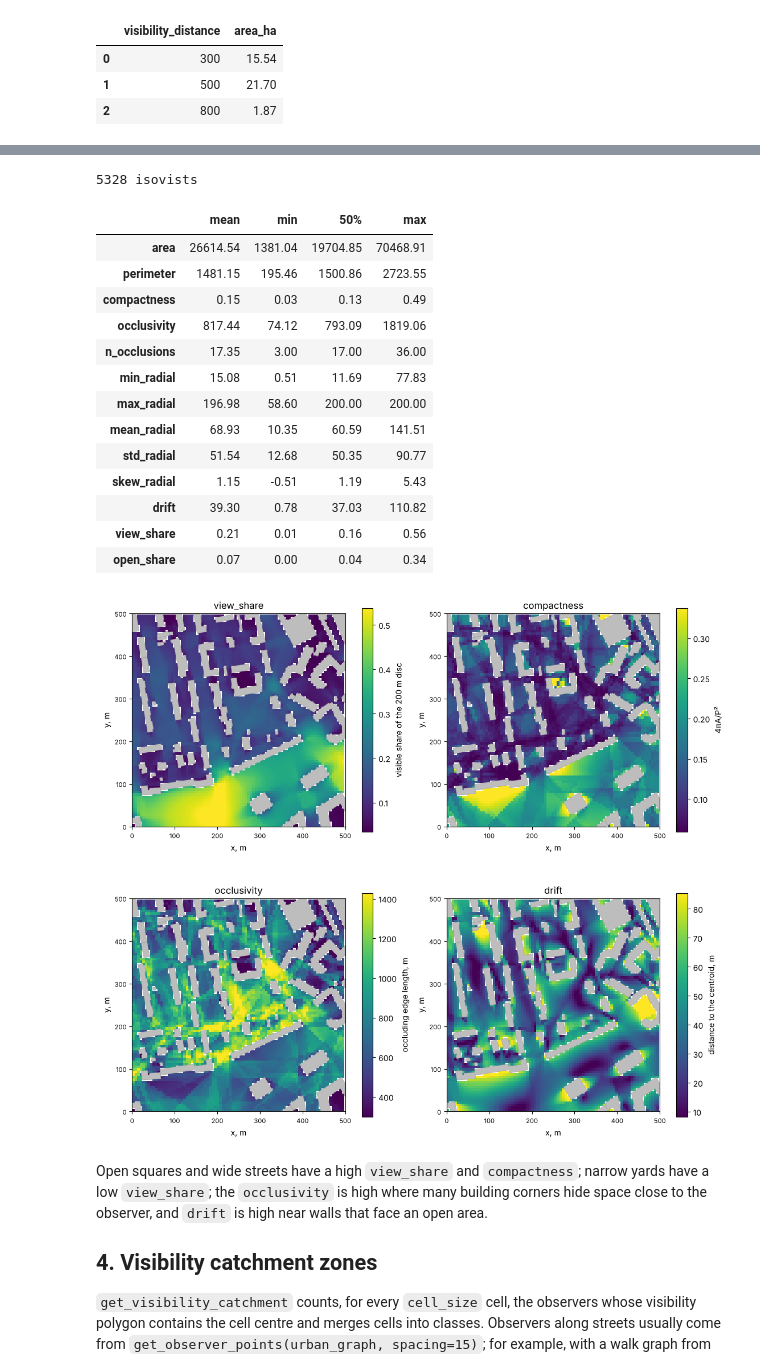
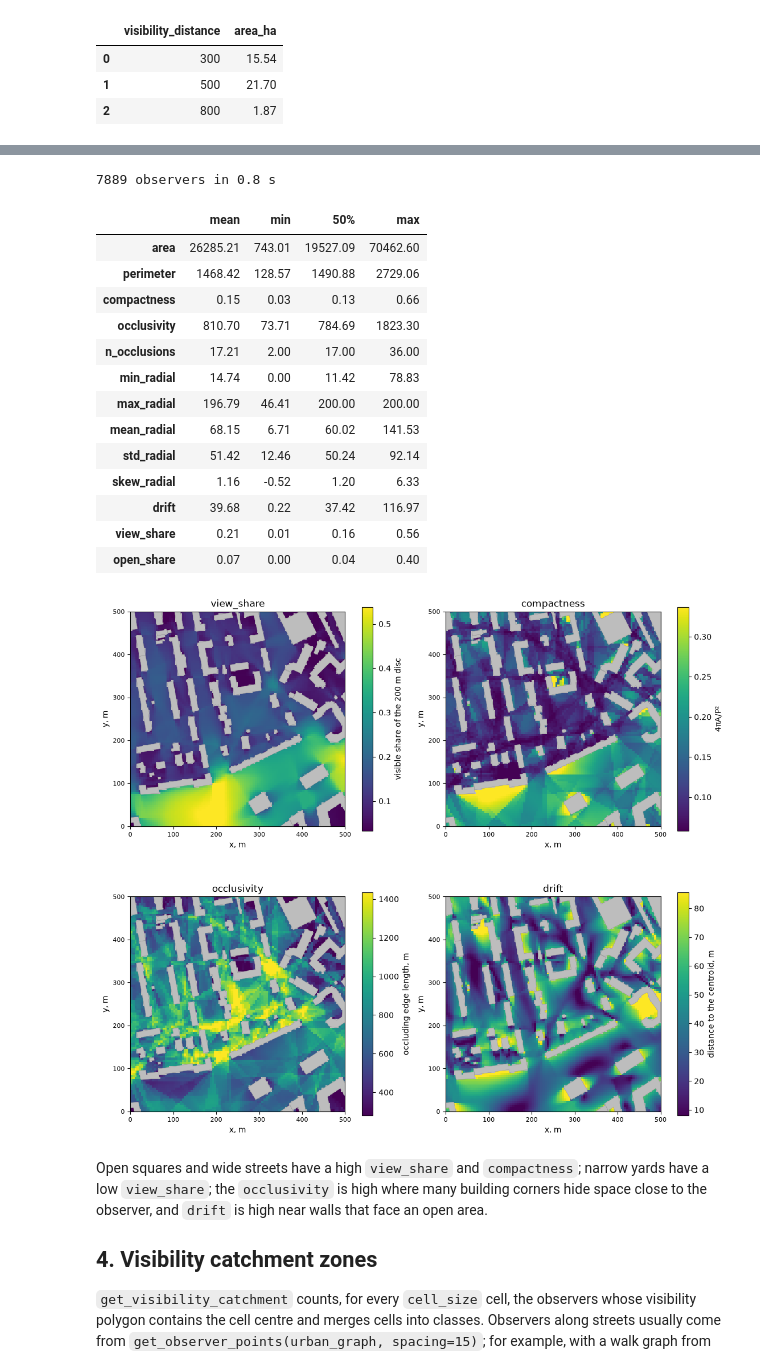
Before and after one commit to IDUclub/ObjectNat, a Jupyter notebook: docs/methods/examples/visibility.ipynb, the cells around one changed output, grey strips where cells are left out. Drawn from its saved outputs; the diff is of its cells as text; code cells hidden in the pictures.

```diff
--- a/docs/methods/examples/visibility.ipynb
+++ b/docs/methods/examples/visibility.ipynb
@@ -87,62 +92,51 @@ are placed every 6 m on the open ground of a 500 × 500 m square.
 # %%
-import numpy as np
+import time
+
+from objectnat import get_isovist_grid, rasterize
 
 centre = (346050, 6647450)
 square = shapely.box(centre[0] - 250, centre[1] - 250, centre[0] + 250, centre[1] + 250)
 scene = obstacles[obstacles.intersects(square.buffer(200))]
-xx, yy = np.meshgrid(np.arange(square.bounds[0] + 3, square.bounds[2], 6), np.arange(square.bounds[1] + 3, square.bounds[3], 6))
-grid = shapely.points(xx.ravel(), yy.ravel())
-grid = grid[~shapely.intersects(shapely.union_all(scene.geometry.values).buffer(0.5), grid)]
-observers = gpd.GeoDataFrame(geometry=grid, crs=obstacles.crs)
 
-isovists = get_visibility(observers, scene, view_distance=200, isovist_metrics=True)
-print(len(isovists), "isovists")
-isovists.drop(columns="geometry").describe().T[["mean", "min", "50%", "max"]].round(2)
+start = time.perf_counter()
+field = get_isovist_grid(obstacles, square, view_distance=200, cell_size=5)
+print(f"{len(field)} observers in {time.perf_counter() - start:.1f} s")
+field.drop(columns="geometry").describe().T[["mean", "min", "50%", "max"]].round(2)
 # %% [output]
-5328 isovists
+7889 observers in 0.8 s
 |  | mean | min | 50% | max |
-| area | 26614.54 | 1381.04 | 19704.85 | 70468.91 |
-| perimeter | 1481.15 | 195.46 | 1500.86 | 2723.55 |
-| compactness | 0.15 | 0.03 | 0.13 | 0.49 |
-| occlusivity | 817.44 | 74.12 | 793.09 | 1819.06 |
-| n_occlusions | 17.35 | 3.00 | 17.00 | 36.00 |
-| min_radial | 15.08 | 0.51 | 11.69 | 77.83 |
-| max_radial | 196.98 | 58.60 | 200.00 | 200.00 |
-| mean_radial | 68.93 | 10.35 | 60.59 | 141.51 |
-| std_radial | 51.54 | 12.68 | 50.35 | 90.77 |
-| skew_radial | 1.15 | -0.51 | 1.19 | 5.43 |
-| drift | 39.30 | 0.78 | 37.03 | 110.82 |
+| area | 26285.21 | 743.01 | 19527.09 | 70462.60 |
+| perimeter | 1468.42 | 128.57 | 1490.88 | 2729.06 |
+| compactness | 0.15 | 0.03 | 0.13 | 0.66 |
+| occlusivity | 810.70 | 73.71 | 784.69 | 1823.30 |
+| n_occlusions | 17.21 | 2.00 | 17.00 | 36.00 |
+| min_radial | 14.74 | 0.00 | 11.42 | 78.83 |
+| max_radial | 196.79 | 46.41 | 200.00 | 200.00 |
+| mean_radial | 68.15 | 6.71 | 60.02 | 141.53 |
+| std_radial | 51.42 | 12.46 | 50.24 | 92.14 |
+| skew_radial | 1.16 | -0.52 | 1.20 | 6.33 |
+| drift | 39.68 | 0.22 | 37.42 | 116.97 |
 | view_share | 0.21 | 0.01 | 0.16 | 0.56 |
-| open_share | 0.07 | 0.00 | 0.04 | 0.34 |
+| open_share | 0.07 | 0.00 | 0.04 | 0.40 |
 # %%
-def raster(ax, points, values, step, **kw):
-    xy = shapely.get_coordinates(points)
-    i = np.round((xy[:, 0] - xy[:, 0].min()) / step).astype(int)
-    j = np.round((xy[:, 1] - xy[:, 1].min()) / step).astype(int)
-    img = np.full((j.max() + 1, i.max() + 1), np.nan)
-    img[j, i] = values
-    x0, y0 = xy[:, 0].min() - step / 2, xy[:, 1].min() - step / 2
-    return ax.imshow(img, origin="lower", extent=(x0, x0 + img.shape[1] * step, y0, y0 + img.shape[0] * step),
-                     interpolation="nearest", **kw)
-
-
 fig, axs = plt.subplots(2, 2, figsize=(11, 10), constrained_layout=True)
 for ax, (col, label) in zip(axs.ravel(), [
     ("view_share", "visible share of the 200 m disc"),
     ("compactness", "4πA/P²"),
     ("occlusivity", "occluding edge length, m"),
     ("drift", "distance to the centroid, m"),
 ]):
-    vals = isovists[col].to_numpy()
-    lo, hi = np.nanpercentile(vals, [2, 98])
-    im = raster(ax, observers.geometry.values, vals, 6.0, cmap="viridis", vmin=lo, vmax=hi)
+    raster = rasterize(field, col)
+    lo, hi = np.nanpercentile(raster.values, [2, 98])
+    ax.set_facecolor("#bdbdbd")  # cells without an observer lie under buildings
+    im = raster.plot(ax=ax, cmap="viridis", vmin=lo, vmax=hi)
     scene.clip(square).plot(ax=ax, color="#bdbdbd", edgecolor="#8c8c8c", linewidth=0.3)
     map_axes(ax, square.bounds)
     ax.set_title(col)
     fig.colorbar(im, ax=ax, shrink=0.8, label=label)
 plt.show()
 # %% [output]
-[figure, old version]
+[figure, new version]
 # %% [markdown]
 Open squares and wide streets have a high `view_share` and `compactness`; narrow yards have a low `view_share`; the
 `occlusivity` is high where many building corners hide space close to the observer, and `drift` is high near walls
```
Also changed, not shown: parts of 4 cells of this notebook, 12 other files.
